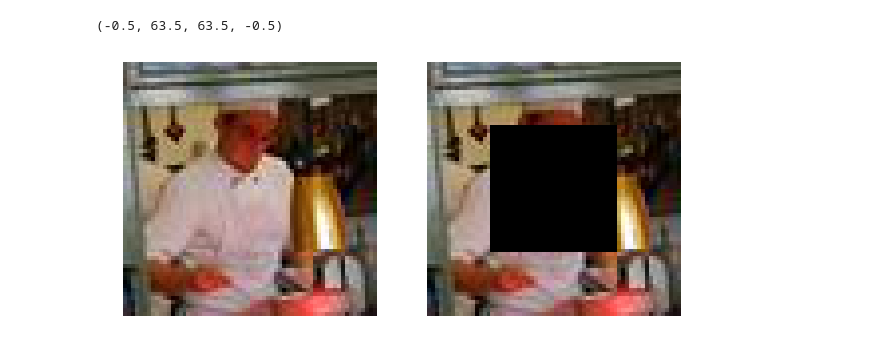
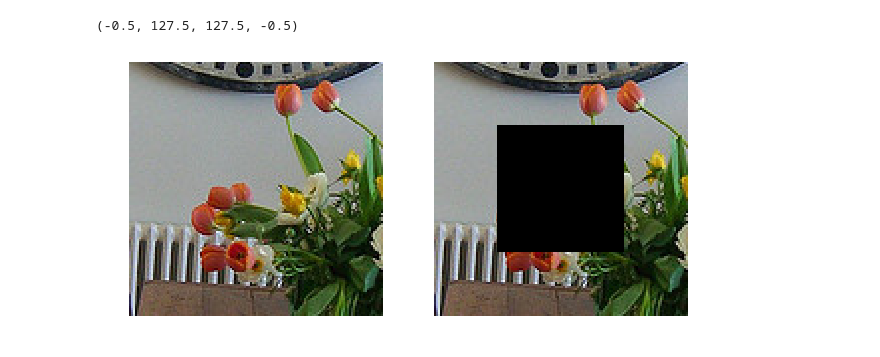
Before and after one commit to eldrickm/cs231n-finalproject-gan, a Jupyter notebook: WGAN/Jason's Coco Inpainting - L2 + GAN Discriminator.ipynb, the cells around one changed output. Drawn from its saved outputs; the diff is of its cells as text; code cells hidden in the pictures.

Commit message:
fixing context encoder for fully sized images

```diff
--- a/WGAN/Jason's Coco Inpainting - L2 + GAN Discriminator.ipynb
+++ b/WGAN/Jason's Coco Inpainting - L2 + GAN Discriminator.ipynb
@@ -133,14 +165,14 @@ Cropping 32x32 patch for validation images ...
 # %%
 fig = plt.figure(figsize=(10, 5))
 fig.add_subplot(1, 2, 1)
-plt.imshow(iterator.train_images[14].numpy().transpose(1, 2, 0))
+plt.imshow(iterator.train_images[6].numpy().transpose(1, 2, 0))
 plt.axis('off')
 fig.add_subplot(1, 2, 2)
-plt.imshow(iterator.noisy_train_images[14].numpy().transpose(1, 2, 0))
+plt.imshow(iterator.noisy_train_images[6].numpy().transpose(1, 2, 0))
 plt.axis('off')
 # %% [output]
-(-0.5, 63.5, 63.5, -0.5)
+(-0.5, 127.5, 127.5, -0.5)
-[figure, old version]
+[figure, new version]
 # %%
 class UNetGeneratorSkip(nn.Module):
     """Generator module."""
```
Also changed, not shown: parts of 7 cells of this notebook, 1 other file.
